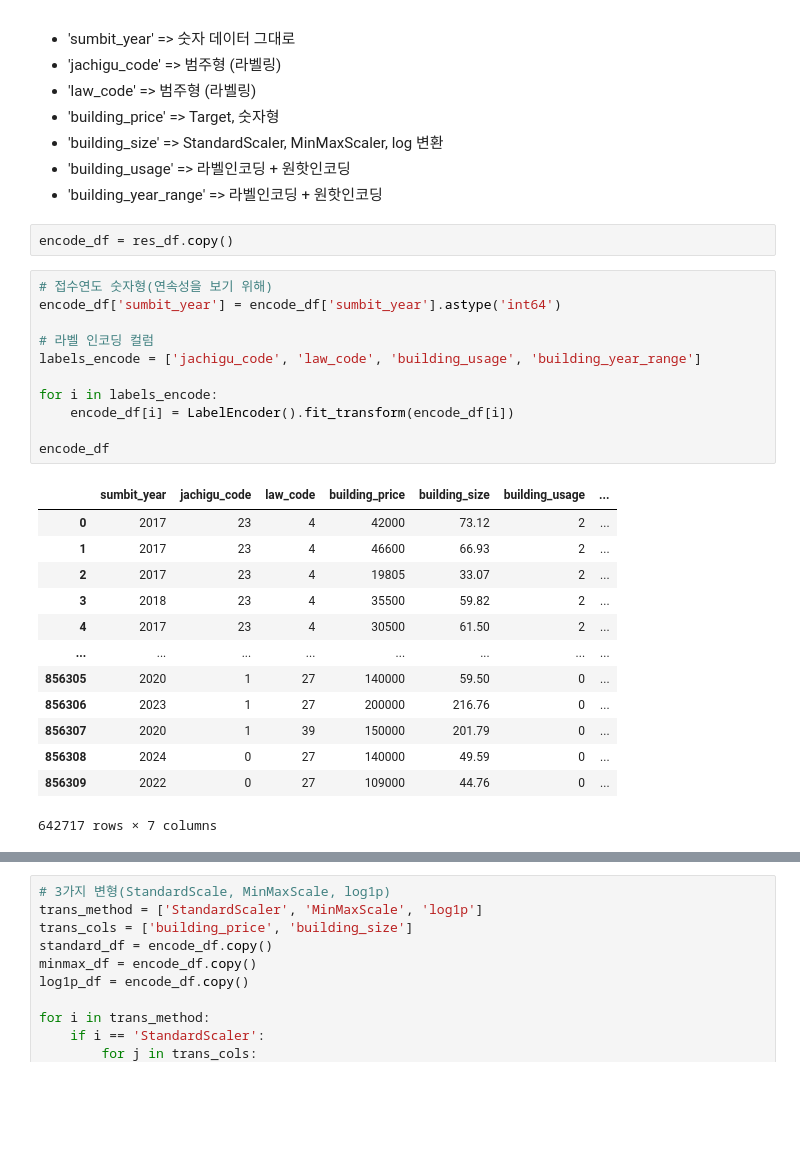
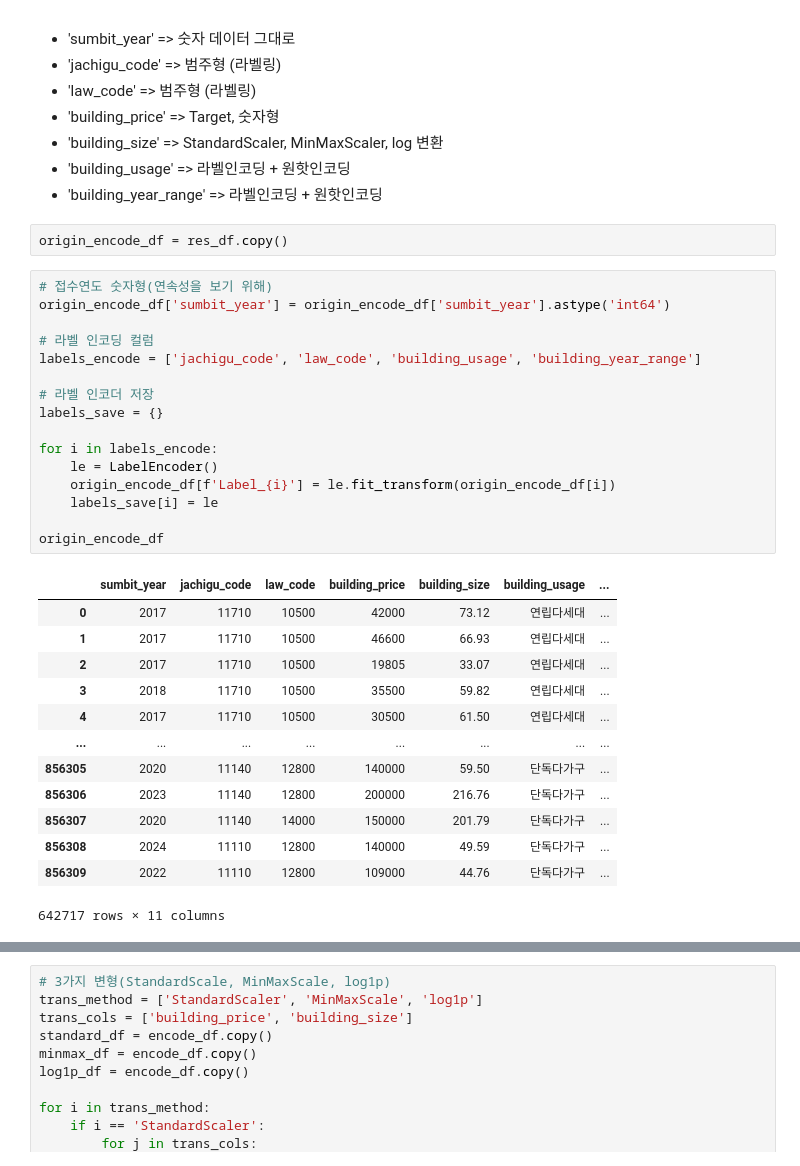
Before and after one commit to ZeroJoon2/aws_test, a Jupyter notebook: src/project/project_local.ipynb, the cells around one changed output, grey strips where cells are left out. Drawn from its saved outputs; the diff is of its cells as text; blank space fills up the shorter version.

```diff
--- a/src/project/project_local.ipynb
+++ b/src/project/project_local.ipynb
@@ -462,29 +462,34 @@ Name: building_size, dtype: float64
 - 'building_usage' => 라벨인코딩 + 원핫인코딩
 - 'building_year_range' => 라벨인코딩 + 원핫인코딩
 # %%
-encode_df = res_df.copy()
+origin_encode_df = res_df.copy()
 # %%
 # 접수연도 숫자형(연속성을 보기 위해)
-encode_df['sumbit_year'] = encode_df['sumbit_year'].astype('int64')
+origin_encode_df['sumbit_year'] = origin_encode_df['sumbit_year'].astype('int64')
 
 # 라벨 인코딩 컬럼
 labels_encode = ['jachigu_code', 'law_code', 'building_usage', 'building_year_range']
 
+# 라벨 인코더 저장
+labels_save = {}
+
 for i in labels_encode:
-    encode_df[i] = LabelEncoder().fit_transform(encode_df[i])
+    le = LabelEncoder()
+    origin_encode_df[f'Label_{i}'] = le.fit_transform(origin_encode_df[i])
+    labels_save[i] = le
 
-encode_df
+origin_encode_df
 # %% [output]
 |  | sumbit_year | jachigu_code | law_code | building_price | building_size | building_usage | ... |
-| 0 | 2017 | 23 | 4 | 42000 | 73.12 | 2 | ... |
-| 1 | 2017 | 23 | 4 | 46600 | 66.93 | 2 | ... |
-| 2 | 2017 | 23 | 4 | 19805 | 33.07 | 2 | ... |
-| 3 | 2018 | 23 | 4 | 35500 | 59.82 | 2 | ... |
-| 4 | 2017 | 23 | 4 | 30500 | 61.50 | 2 | ... |
+| 0 | 2017 | 11710 | 10500 | 42000 | 73.12 | 연립다세대 | ... |
+| 1 | 2017 | 11710 | 10500 | 46600 | 66.93 | 연립다세대 | ... |
+| 2 | 2017 | 11710 | 10500 | 19805 | 33.07 | 연립다세대 | ... |
+| 3 | 2018 | 11710 | 10500 | 35500 | 59.82 | 연립다세대 | ... |
+| 4 | 2017 | 11710 | 10500 | 30500 | 61.50 | 연립다세대 | ... |
 | ... | ... | ... | ... | ... | ... | ... | ... |
-| 856305 | 2020 | 1 | 27 | 140000 | 59.50 | 0 | ... |
-| 856306 | 2023 | 1 | 27 | 200000 | 216.76 | 0 | ... |
-| 856307 | 2020 | 1 | 39 | 150000 | 201.79 | 0 | ... |
-| 856308 | 2024 | 0 | 27 | 140000 | 49.59 | 0 | ... |
-| 856309 | 2022 | 0 | 27 | 109000 | 44.76 | 0 | ... |
+| 856305 | 2020 | 11140 | 12800 | 140000 | 59.50 | 단독다가구 | ... |
+| 856306 | 2023 | 11140 | 12800 | 200000 | 216.76 | 단독다가구 | ... |
+| 856307 | 2020 | 11140 | 14000 | 150000 | 201.79 | 단독다가구 | ... |
+| 856308 | 2024 | 11110 | 12800 | 140000 | 49.59 | 단독다가구 | ... |
+| 856309 | 2022 | 11110 | 12800 | 109000 | 44.76 | 단독다가구 | ... |
-642717 rows × 7 columns
+642717 rows × 11 columns
```
Also changed, not shown: parts of 10 cells of this notebook.
